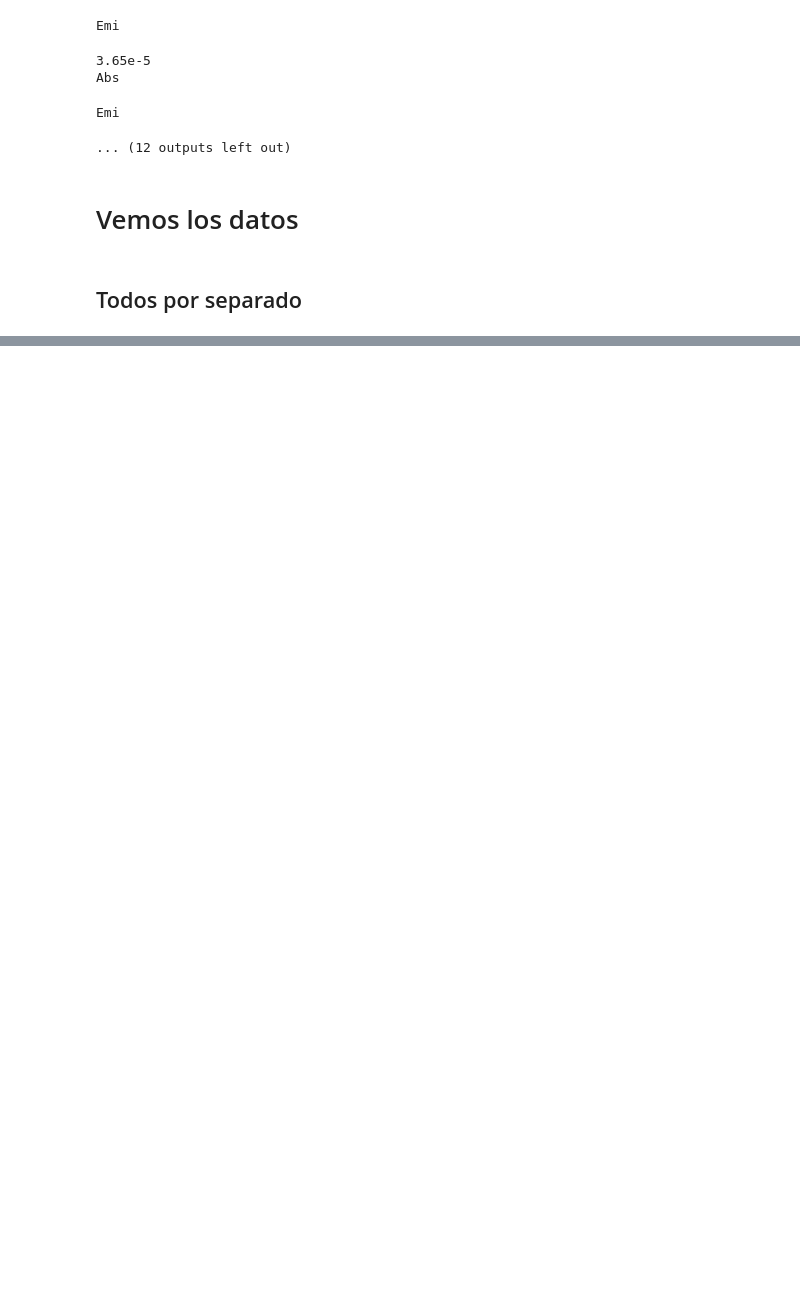
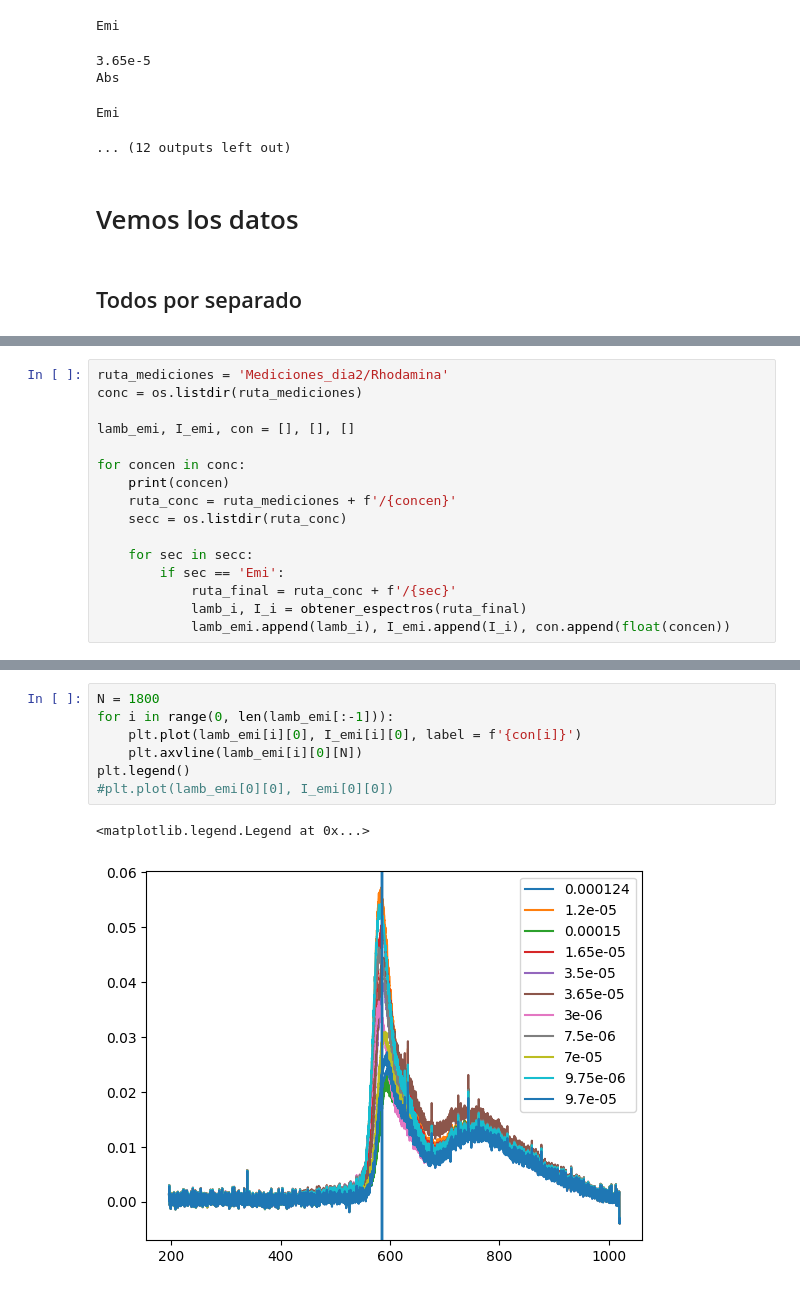
Before and after one commit to BernardoPironio/Espectrometria-difractiva, a Jupyter notebook: analisis_2.ipynb, the cells around one changed output, grey strips where cells are left out. Cells and saved outputs as stored; diff of their text form; blank space fills up the shorter version.

```diff
--- a/analisis_2.ipynb
+++ b/analisis_2.ipynb
@@ -188,0 +217,16 @@ plt.show()
+# %%
+ruta_mediciones = 'Mediciones_dia2/Rhodamina'
+conc = os.listdir(ruta_mediciones)
+
+lamb_emi, I_emi, con = [], [], []
+
+for concen in conc:
+    print(concen)
+    ruta_conc = ruta_mediciones + f'/{concen}'
+    secc = os.listdir(ruta_conc)
+
+    for sec in secc:
+        if sec == 'Emi':
+            ruta_final = ruta_conc + f'/{sec}'
+            lamb_i, I_i = obtener_espectros(ruta_final)
+            lamb_emi.append(lamb_i), I_emi.append(I_i), con.append(float(concen))
@@ -188,0 +247,10 @@ plt.show()
+# %%
+N = 1800
+for i in range(0, len(lamb_emi[:-1])):
+    plt.plot(lamb_emi[i][0], I_emi[i][0], label = f'{con[i]}')
+    plt.axvline(lamb_emi[i][0][N])
+plt.legend()
+#plt.plot(lamb_emi[0][0], I_emi[0][0])
+# %% [output]
+<matplotlib.legend.Legend at 0x...>
+[figure, added]
```
Also changed, not shown: parts of 6 cells of this notebook, 2 other files.
